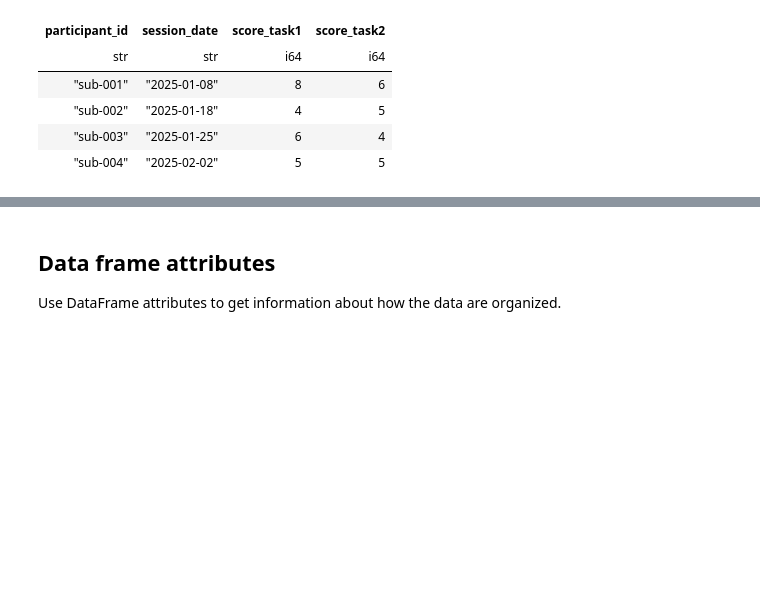
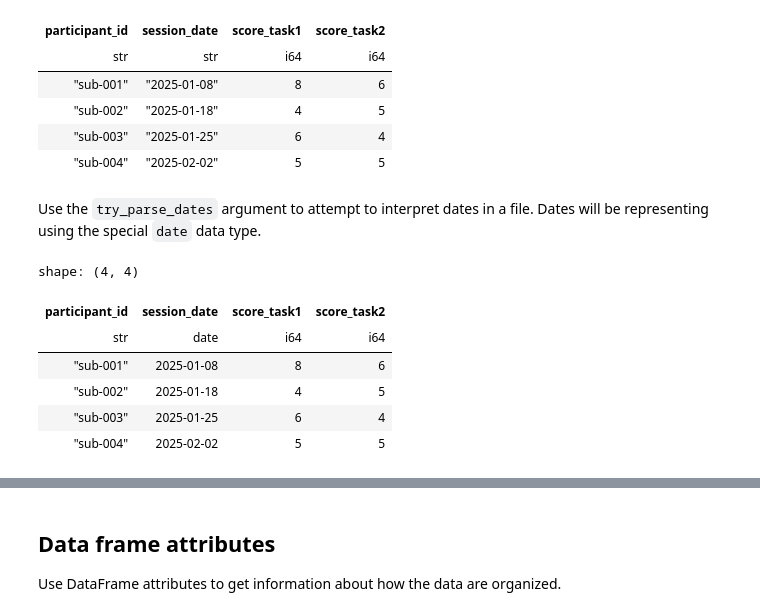
Before and after one commit to mortonne/datascipsych, a Jupyter notebook: chapters/chapter7/review.ipynb, the cells around one changed output, grey strips where cells are left out. Saved outputs shown, nothing was run; the diff lists cells and outputs as text; code cells hidden in the pictures; blank space fills up the shorter version.

```diff
--- a/chapters/chapter7/review.ipynb
+++ b/chapters/chapter7/review.ipynb
@@ -16,3 +16,16 @@ shape: (4, 4)
 | "sub-002" | "2025-01-18" | 4 | 5 |
 | "sub-003" | "2025-01-25" | 6 | 4 |
 | "sub-004" | "2025-02-02" | 5 | 5 |
+# %% [markdown]
+Use the `try_parse_dates` argument to attempt to interpret dates in a file. Dates will be representing using the special `date` data type.
+# %%
+data_with_dates = pl.read_csv("participants.csv", try_parse_dates=True)
+data_with_dates
+# %% [output]
+shape: (4, 4)
+| participant_id | session_date | score_task1 | score_task2 |
+| str | date | i64 | i64 |
+| "sub-001" | 2025-01-08 | 8 | 6 |
+| "sub-002" | 2025-01-18 | 4 | 5 |
+| "sub-003" | 2025-01-25 | 6 | 4 |
+| "sub-004" | 2025-02-02 | 5 | 5 |
```
Also changed, not shown: parts of 2 cells of this notebook, 2 other files.
